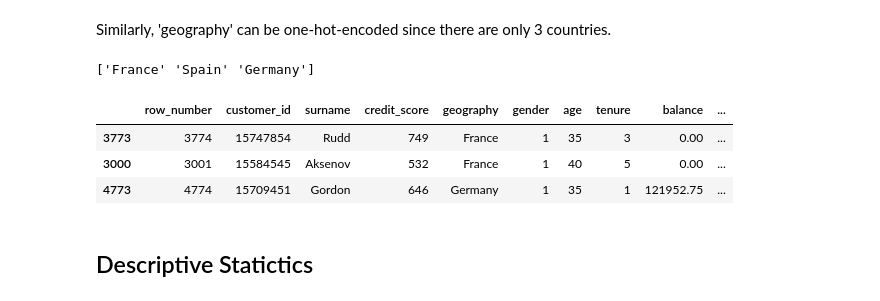
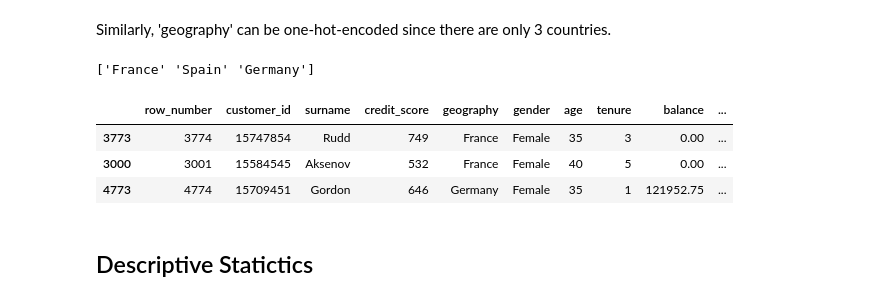
Before and after one commit to gcsantucci/churn_TopBank, a Jupyter notebook: churn_eda.ipynb, the cells around one changed output. Drawn from its saved outputs; the diff is of its cells as text; code cells hidden in the pictures.

```diff
--- a/churn_eda.ipynb
+++ b/churn_eda.ipynb
@@ -199,8 +162,8 @@ def print_prop3(table):
 # %% [markdown]
 ##  Loading the Data
 # %%
-df_raw = pd.read_csv('data/churn.csv')
-df_raw.head()
+df1 = pd.read_csv('data/churn.csv')
+df1.head()
 # %% [output]
 |  | RowNumber | CustomerId | Surname | CreditScore | Geography | Gender | Age | Tenure | Balance | ... |
 | 0 | 1 | 15634602 | Hargrave | 619 | France | Female | 42 | 2 | 0.00 | ... |
@@ -210,6 +173,8 @@ df_raw.head()
 | 4 | 5 | 15737888 | Mitchell | 850 | Spain | Female | 43 | 2 | 125510.82 | ... |
 # %% [markdown]
 # Descriptive Analysis
+# %%
+df2 = df1.copy()
 # %% [markdown]
 ## Rename Columns
 # %%
@@ -235,0 +191,3 @@ df1.rename(columns={'num_of_products': 'num_products', 'has_cr_card': 'credit_ca
+# %%
+df2 = rename_cols(df2)
+df2.columns
@@ -313,9 +276,9 @@ No need for this in this project.
 # %% [markdown]
 I'll map 'gender' to integers for ML reasons later.
 # %%
-print(df1.gender.unique())
-df1.gender = df1.gender.map({'Male': 0,'Female': 1})
-df1.gender.head()
+print(df2.gender.unique())
+df2.gender = df2.gender.map({'Male': 0,'Female': 1})
+df2.gender.head()
 # %% [output]
 ['Female' 'Male']
 0    1
@@ -327,16 +290,14 @@ Name: gender, dtype: int64
 # %% [markdown]
 Similarly, 'geography' can be one-hot-encoded since there are only 3 countries.
 # %%
-print(df1.geography.unique())
-df1 = pd.concat([df1, pd.get_dummies(df1['geography'], prefix='country_')], axis=1)
-df1['country'] = df1.geography.map({'France': 0, 'Spain': 1, 'Germany': 2})
-
-df1.sample(3)
+print(df2.geography.unique())
+df2['country'] = df2.geography.map({'France': 0, 'Spain': 1, 'Germany': 2})
+df2.sample(3)
 # %% [output]
 ['France' 'Spain' 'Germany']
 |  | row_number | customer_id | surname | credit_score | geography | gender | age | tenure | balance | ... |
-| 3773 | 3774 | 15747854 | Rudd | 749 | France | 1 | 35 | 3 | 0.00 | ... |
-| 3000 | 3001 | 15584545 | Aksenov | 532 | France | 1 | 40 | 5 | 0.00 | ... |
-| 4773 | 4774 | 15709451 | Gordon | 646 | Germany | 1 | 35 | 1 | 121952.75 | ... |
+| 3773 | 3774 | 15747854 | Rudd | 749 | France | Female | 35 | 3 | 0.00 | ... |
+| 3000 | 3001 | 15584545 | Aksenov | 532 | France | Female | 40 | 5 | 0.00 | ... |
+| 4773 | 4774 | 15709451 | Gordon | 646 | Germany | Female | 35 | 1 | 121952.75 | ... |
 # %%
 # Need to rename it again due to country names:
```
Also changed, not shown: parts of 76 cells of this notebook, 1 other file.
